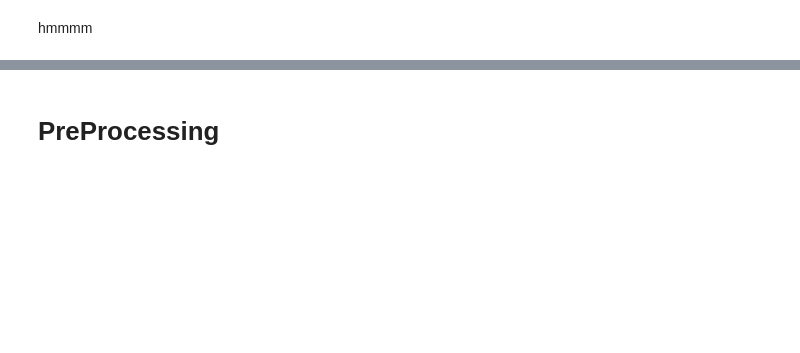
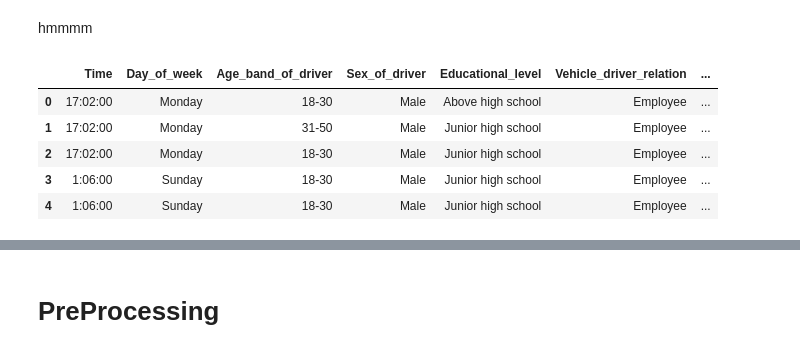
Before and after one commit to ahmadnafi30/3-AhmadNafiMubarok_OrieAbyanMaulana, a Jupyter notebook: code/main.ipynb, the cells around one changed output, grey strips where cells are left out. Cells and saved outputs as stored; diff of their text form; code cells hidden in the pictures; blank space fills up the shorter version.

```diff
--- a/code/main.ipynb
+++ b/code/main.ipynb
@@ -703,3 +721,12 @@ top_missing_rows
 dtype: int64
 # %% [markdown]
 hmmmm
+# %%
+df_train.iloc[0:5, 0:10]
+# %% [output]
+|  | Time | Day_of_week | Age_band_of_driver | Sex_of_driver | Educational_level | Vehicle_driver_relation | ... |
+| 0 | 17:02:00 | Monday | 18-30 | Male | Above high school | Employee | ... |
+| 1 | 17:02:00 | Monday | 31-50 | Male | Junior high school | Employee | ... |
+| 2 | 17:02:00 | Monday | 18-30 | Male | Junior high school | Employee | ... |
+| 3 | 1:06:00 | Sunday | 18-30 | Male | Junior high school | Employee | ... |
+| 4 | 1:06:00 | Sunday | 18-30 | Male | Junior high school | Employee | ... |
```
Also changed, not shown: parts of 25 cells of this notebook, 4 other files.
